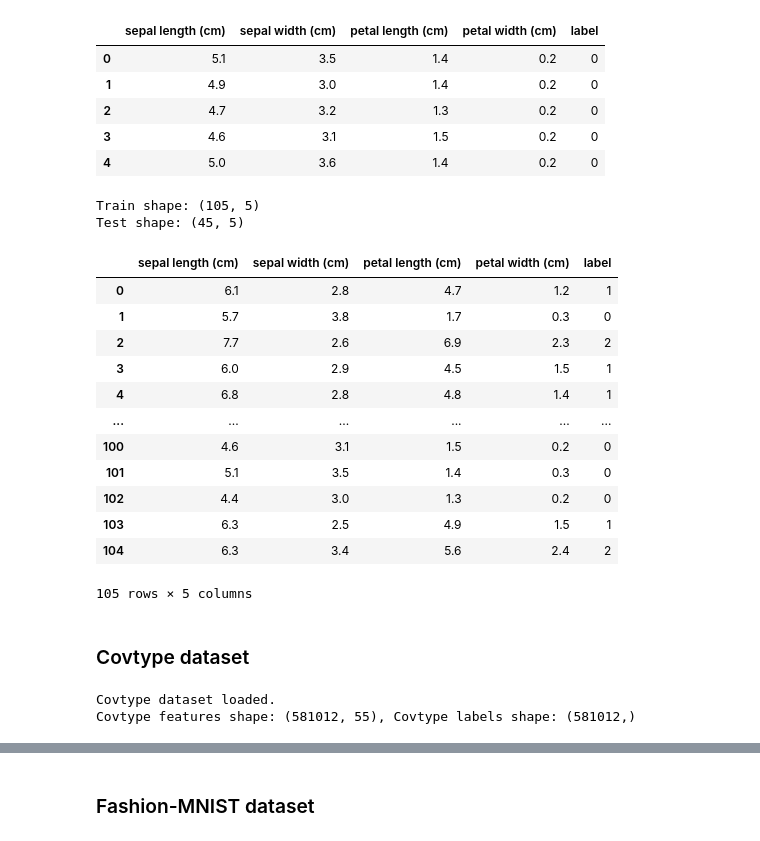
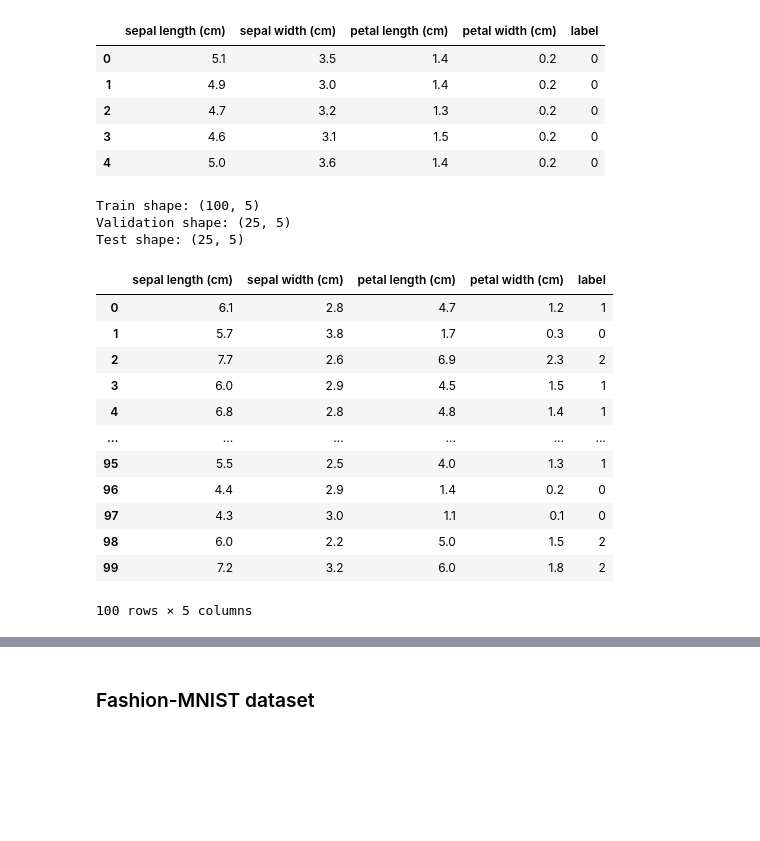
Before and after one commit to grantxxcoder/25849646rw441Assignment3, a Jupyter notebook: src/code.ipynb, the cells around one changed output, grey strips where cells are left out. Cells and saved outputs as stored; diff of their text form; code cells hidden in the pictures; blank space fills up the shorter version.

```diff
--- a/src/code.ipynb
+++ b/src/code.ipynb
@@ -75,48 +78,30 @@ df_iris.head()
 | 3 | 4.6 | 3.1 | 1.5 | 0.2 | 0 |
 | 4 | 5.0 | 3.6 | 1.4 | 0.2 | 0 |
 # %%
-# Randomly split iris dataset into 80% train and 20% test
+# Split iris dataset so that 50 observations go to train, validation, and test each (total 150 entries)
 df_iris_shuffled = df_iris.sample(frac=1, random_state=42).reset_index(drop=True)
-split_idx = int(0.7 * len(df_iris_shuffled))
-df_iris_train = df_iris_shuffled.iloc[:split_idx].copy()
-df_iris_test = df_iris_shuffled.iloc[split_idx:].copy()
+df_iris_train = df_iris_shuffled.iloc[:100].copy()
+df_iris_validation = df_iris_shuffled.iloc[100:125].copy()
+df_iris_test = df_iris_shuffled.iloc[125:150].copy()
 
 print("Train shape:", df_iris_train.shape)
+print("Validation shape:", df_iris_validation.shape)
 print("Test shape:", df_iris_test.shape)
 df_iris_train
 # %% [output]
-Train shape: (105, 5)
-Test shape: (45, 5)
+Train shape: (100, 5)
+Validation shape: (25, 5)
+Test shape: (25, 5)
 |  | sepal length (cm) | sepal width (cm) | petal length (cm) | petal width (cm) | label |
 | 0 | 6.1 | 2.8 | 4.7 | 1.2 | 1 |
 | 1 | 5.7 | 3.8 | 1.7 | 0.3 | 0 |
 | 2 | 7.7 | 2.6 | 6.9 | 2.3 | 2 |
 | 3 | 6.0 | 2.9 | 4.5 | 1.5 | 1 |
 | 4 | 6.8 | 2.8 | 4.8 | 1.4 | 1 |
 | ... | ... | ... | ... | ... | ... |
-| 100 | 4.6 | 3.1 | 1.5 | 0.2 | 0 |
-| 101 | 5.1 | 3.5 | 1.4 | 0.3 | 0 |
-| 102 | 4.4 | 3.0 | 1.3 | 0.2 | 0 |
-| 103 | 6.3 | 2.5 | 4.9 | 1.5 | 1 |
-| 104 | 6.3 | 3.4 | 5.6 | 2.4 | 2 |
+| 95 | 5.5 | 2.5 | 4.0 | 1.3 | 1 |
+| 96 | 4.4 | 2.9 | 1.4 | 0.2 | 0 |
+| 97 | 4.3 | 3.0 | 1.1 | 0.1 | 0 |
+| 98 | 6.0 | 2.2 | 5.0 | 1.5 | 2 |
+| 99 | 7.2 | 3.2 | 6.0 | 1.8 | 2 |
-105 rows × 5 columns
+100 rows × 5 columns
-# %% [markdown]
-### Covtype dataset
-# %%
-data_cov = fetch_covtype(as_frame=True)
-df_covtype = data_cov.frame
-
-df_covtype['Cover_Type'] = df_covtype['Cover_Type'] - 1
-df_covtype['Aspect_sin'] = np.sin(np.deg2rad(df_covtype['Aspect']))
-df_covtype['Aspect_cos'] = np.cos(np.deg2rad(df_covtype['Aspect']))
-df_covtype = df_covtype.drop(columns=['Aspect'])
-
-
-X_cov_type = df_covtype.drop('Cover_Type', axis=1).values
-y_cov_type = df_covtype['Cover_Type'].values
-
-print("Covtype dataset loaded.")
-print(f"Covtype features shape: {X_cov_type.shape}, Covtype labels shape: {y_cov_type.shape}")
-# %% [output]
-Covtype dataset loaded.
-Covtype features shape: (581012, 55), Covtype labels shape: (581012,)
```
Also changed, not shown: parts of 55 cells of this notebook, 4 other files.
